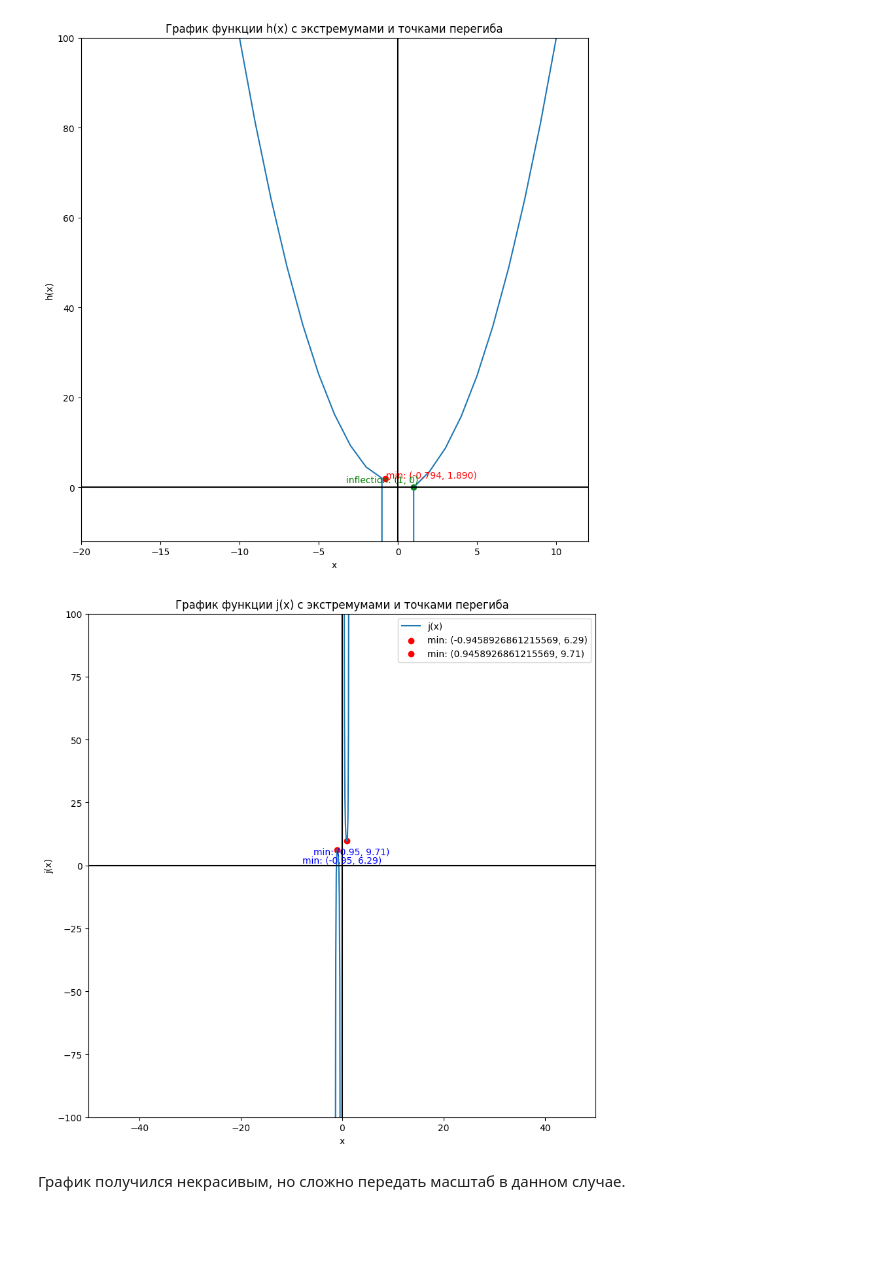
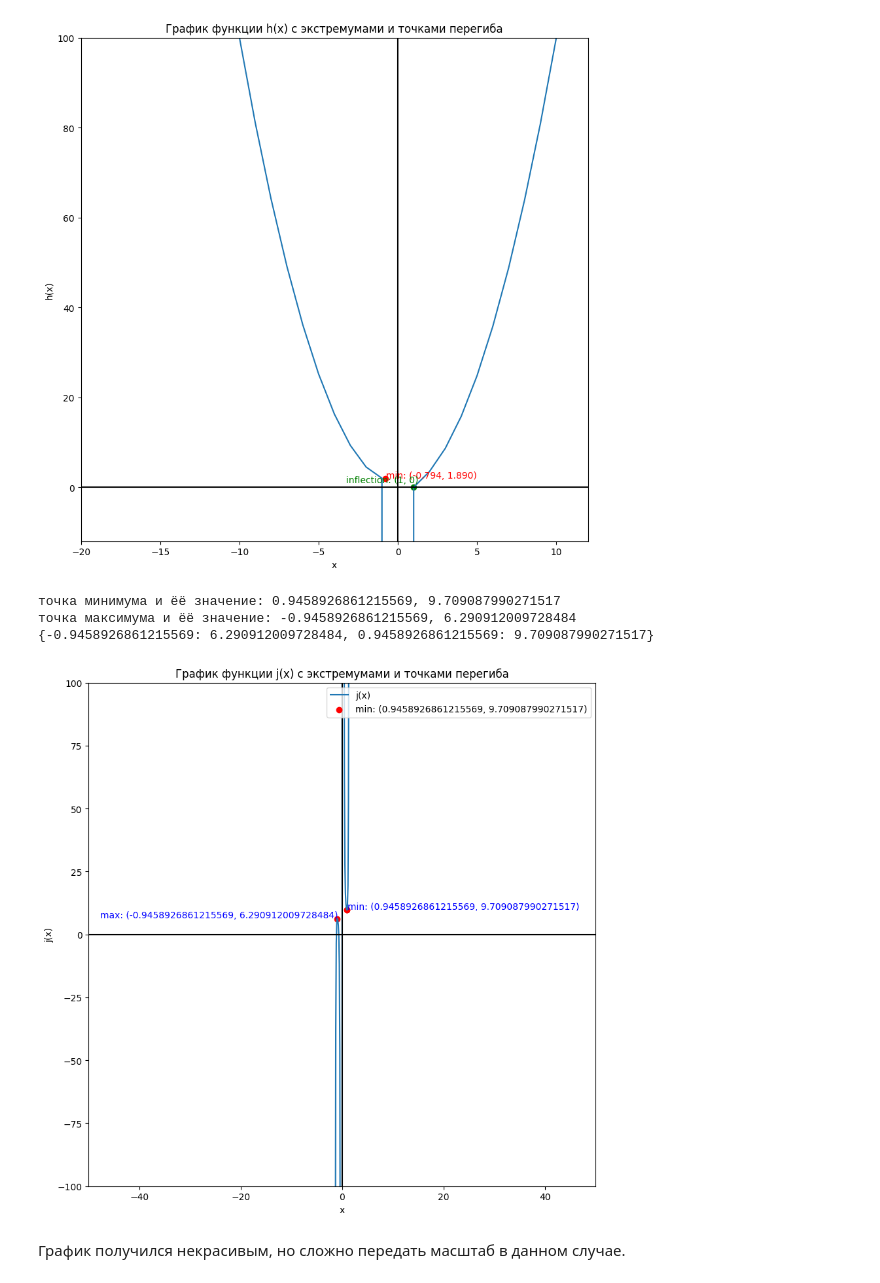
Before and after one commit to VladislavTokarev02/AI_ML_homework, a Jupyter notebook: Hometasks/Base/AI_HW2_GD_base.ipynb, the cells around one changed output. Cells and saved outputs as stored; diff of their text form; code cells hidden in the pictures; blank space fills up the shorter version.

```diff
--- a/Hometasks/Base/AI_HW2_GD_base.ipynb
+++ b/Hometasks/Base/AI_HW2_GD_base.ipynb
@@ -341,47 +341,78 @@ j_sym = 1 / (x**5) + x**17 + 8
 
 j_prime = sp.diff(j_sym, x)
 j_double_prime = sp.diff(j_prime, x)
 
-# Нахождение критических точек (экстремумы)
+#помог gpt, т.к. была проблема с исключением мнимой части
 critical_points = sp.solveset(j_prime, x, domain=sp.S.Reals)
 critical_points = [float(sp.re(c.evalf())) for c in critical_points if c.is_real]
 
-# Нахождение значений функции в точках экстремума
+
 extrema = {c: j(c) for c in critical_points}
+x_min = list(extrema.keys())[1]
+y_min = list(extrema.values())[1]
+x_max = list(extrema.keys())[0]
+y_max = list(extrema.values())[0]
+print(f"точка минимума и ёё значение: {x_min}, {y_min}")
+print(f"точка максимума и ёё значение: {x_max}, {y_max}")
 
-# Нахождение точек перегиба
+plt.scatter(x_min, y_min, color = 'red')
+plt.scatter(x_max, y_max, color = 'red')
+
+
+#для минимума
+plt.annotate(f"min: ({x_min}, {y_min})",  # Текст подписи
+             (x_min, y_min),         # Координаты самой точки
+             textcoords="offset points", # Используем смещение
+             xytext=(1, 1),            # Смещение подписи (x, y)
+             ha="left",                # Выравнивание по горизонтали
+             color="blue")
+
+
+#для максимума
+plt.annotate(f"max: ({x_max}, {y_max})",  # Текст подписи
+             (x_max, y_max),         # Координаты самой точки
+             textcoords="offset points", # Используем смещение
+             xytext=(1, 1),            # Смещение подписи (x, y)
+             ha="right",                # Выравнивание по горизонтали
+             color="blue")
+
+
+
+
+
+
+
+#точки перегиьа
 inflection_points = sp.solveset(j_double_prime, x, domain=sp.S.Reals)
 inflection_points = [float(sp.re(i.evalf())) for i in inflection_points if i.is_real]
 
 inflection_values = {i: j(i) for i in inflection_points}
 
-# Отображение точек экстремумов
-for x_min, y_min in extrema.items():
-    plt.scatter(x_min, y_min, color='red', label=f"min: ({x_min}, {y_min:.2f})")
-    plt.annotate(f"min: ({x_min:.2f}, {y_min:.2f})",
-                 (x_min, y_min),
-                 textcoords="offset points",
-                 xytext=(5, -15),
-                 ha="center",
-                 color="blue")
+print(extrema)
+
+plt.scatter(x_min, y_min, color='red', label=f"min: ({x_min}, {y_min})")
+
 
 
 for x_infl, y_infl in inflection_values.items():
     plt.scatter(x_infl, y_infl, color='green', label=f"inflection: ({x_infl}, {y_infl:.2f})")
     plt.annotate(f"inflection: ({x_infl:.2f}, {y_infl:.2f})",
                  (x_infl, y_infl),
                  textcoords="offset points",
                  xytext=(5, 5),
                  ha="center",
                  color="green")
 
-# Настройка графика
+
 plt.xlabel('x')
 plt.ylabel('j(x)')
 plt.legend(loc="best")
 plt.show()
 # %% [output]
+точка минимума и ёё значение: 0.9458926861215569, 9.709087990271517
+точка максимума и ёё значение: -0.9458926861215569, 6.290912009728484
+{-0.9458926861215569: 6.290912009728484, 0.9458926861215569: 9.709087990271517}
-[figure, old version]
+[figure, new version]
 # %% [markdown]
 График получился некрасивым, но сложно передать масштаб в данном случае.
 # %% [markdown]
```
Also changed, not shown: parts of 19 cells of this notebook.
